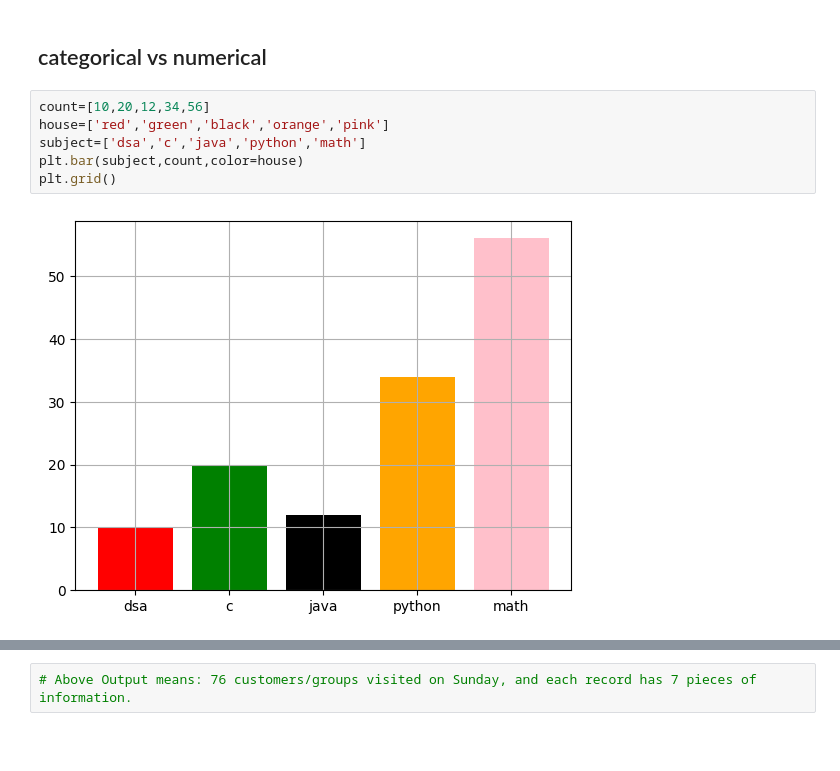
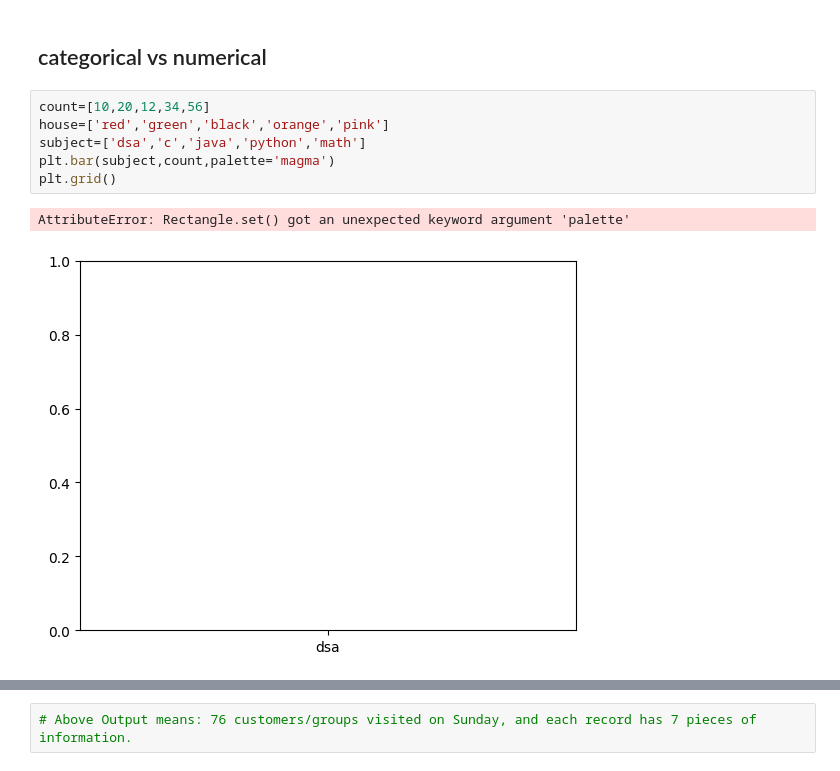
Before and after one commit to rezina-git/Data_Science_Foundations, a Jupyter notebook: Matplotlib/Day_02.ipynb, the cells around one changed output, grey strips where cells are left out. Saved outputs shown, nothing was run; the diff lists cells and outputs as text; blank space fills up the shorter version.

```diff
--- a/Matplotlib/Day_02.ipynb
+++ b/Matplotlib/Day_02.ipynb
@@ -196,11 +193,12 @@ plt.show()
 # %%
 count=[10,20,12,34,56]
 house=['red','green','black','orange','pink']
 subject=['dsa','c','java','python','math']
-plt.bar(subject,count,color=house)
+plt.bar(subject,count,palette='magma')
 plt.grid()
 # %% [output]
+AttributeError: Rectangle.set() got an unexpected keyword argument 'palette'
-[figure, old version]
+[figure, new version]
 # %%
 plt.figure(figsize=(10,3))
 plt.barh(subject,count,color=house)
```
Also changed, not shown: parts of 21 cells of this notebook, 1 other file.
